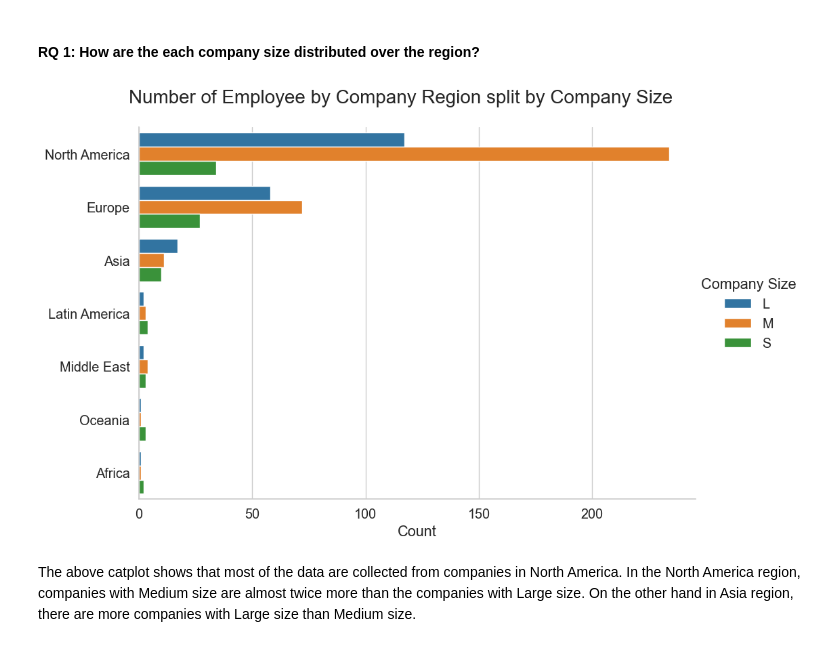
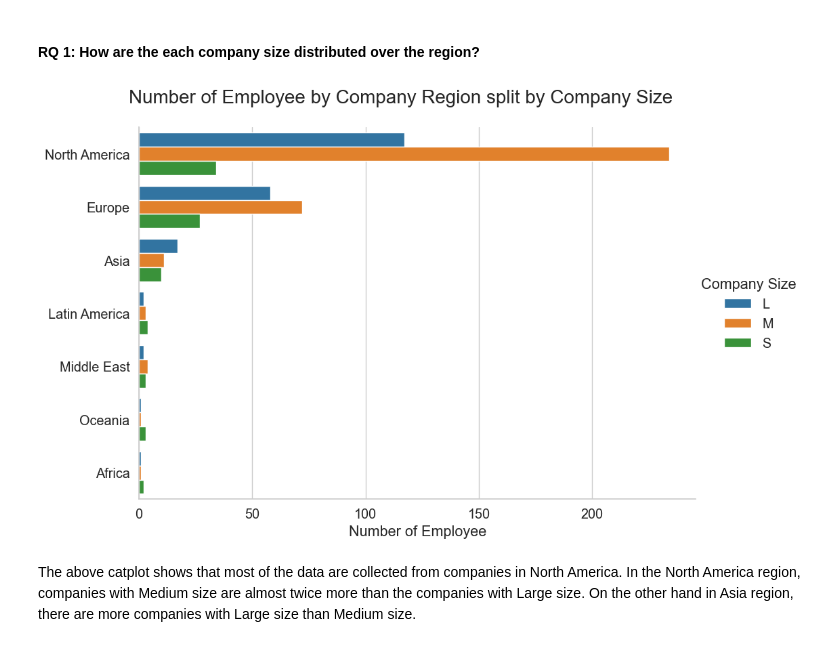
Before and after one commit to ubco-W2022T2-data301/project-group-group07, a Jupyter notebook: analysis/analysis1.ipynb, the cells around one changed output. Drawn from its saved outputs; the diff is of its cells as text; code cells hidden in the pictures.

```diff
--- a/analysis/analysis1.ipynb
+++ b/analysis/analysis1.ipynb
@@ -553,16 +553,16 @@ dfSummary
 # %%
 axCountSummary = sns.catplot(data = dfSummary, kind = "bar",
                              x = "count", y = "company_region", hue = "company_size",
                              height = 7, aspect = 1.5, palette = "tab10"
                              )
 axCountSummary.fig.subplots_adjust(top=.9)
 axCountSummary.fig.suptitle("Number of Employee by Company Region split by Company Size", size = 20)
 axCountSummary.legend.set_title("Company Size")
-plt.xlabel("Count")
+plt.xlabel("Number of Employee")
 plt.ylabel("")
 plt.show()
 # %% [output]
-[figure, old version]
+[figure, new version]
 # %% [markdown]
 The above catplot shows that most of the data are collected from companies in North America.  In the North America region, companies with Medium size are almost twice more than the companies with Large size. On the other hand in Asia region, there are more companies with Large size than Medium size.
 # %% [markdown]
```
Also changed, not shown: parts of 3 cells of this notebook, 1 other file.
